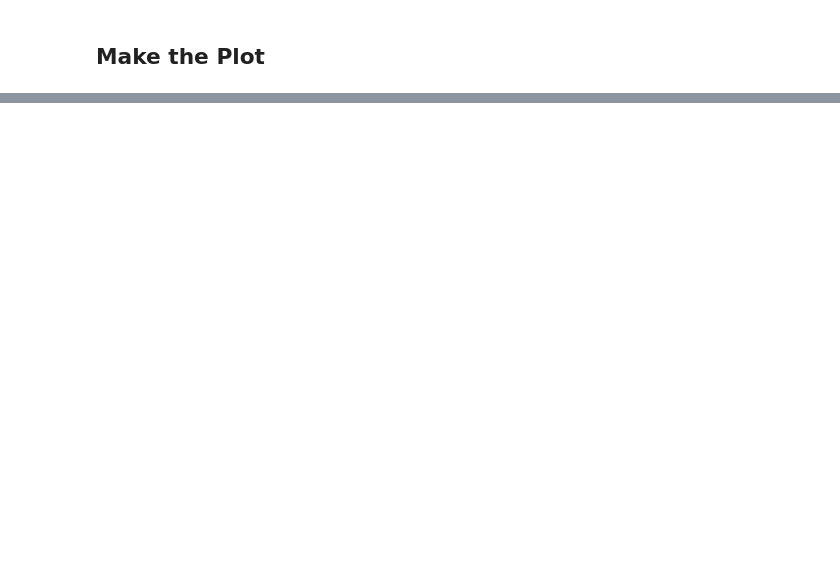
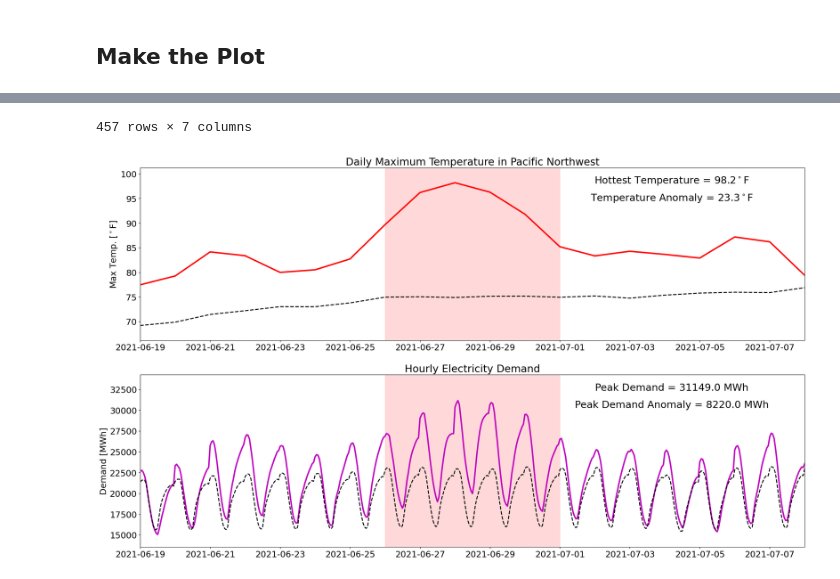
Before and after one commit to cdburley/gdo_climate_toolsuite_visualizations, a Jupyter notebook: notebooks/plot_event_time_series.ipynb, the cells around one changed output, grey strips where cells are left out. Saved outputs shown, nothing was run; the diff lists cells and outputs as text; code cells hidden in the pictures; blank space fills up the shorter version.

```diff
--- a/notebooks/plot_event_time_series.ipynb
+++ b/notebooks/plot_event_time_series.ipynb
@@ -10,11 +10,12 @@ import matplotlib.pyplot as plt
 # %% [markdown]
 ## Set the Directory Structure
 # %%
-# Identify the top-level directory and the subdirectory where the data will be stored:
+# Identify the data input and output directories:
+hw_cs_data_dir =  '/Users/burl878/Documents/Code/code_repos/gdo_climate_toolsuite_visualizations/data/'
 temp_data_dir =  '/Users/burl878/Documents/Code/code_repos/gdo_climate_toolsuite_visualizations/data/temperature_data/'
 renew_data_dir =  '/Users/burl878/Documents/Code/code_repos/gdo_climate_toolsuite_visualizations/data/wind_solar_data/'
 load_data_dir =  '/Users/burl878/Documents/Code/code_repos/gdo_climate_toolsuite_visualizations/data/load_data/'
-image_output_dir =  '/Users/burl878/Documents/Code/code_repos/gdo_climate_toolsuite_visualizations/plots/Composite_Time_Series/'
+image_output_dir =  '/Users/burl878/Documents/Code/code_repos/gdo_climate_toolsuite_visualizations/plots/Event_Time_Series/'
 # %% [markdown]
 ## Write a Function to Process the Temperature Time Series Data
 # %%
@@ -172,0 +170,5 @@ renew_df
+# %%
+# Extract the heat wave or cold snap library data for a given NERC region:
+hw_cs_df = pd.read_csv((hw_cs_data_dir + 'hw_library_expanded.csv'))
+
+hw_cs_df
@@ -242,13 +286,14 @@ def plot_integrated_time_series(start_day: str,
 # %%
-# Make the plot
-plot_integrated_time_series(start_day = '2021-06-22',
-                            end_day = '2021-07-02',
-                            temp_data_dir = temp_data_dir,
-                            temp_region = 6,
-                            load_data_dir = load_data_dir,
-                            load_region = 'WECC: NWPP',
-                            renew_data_dir = renew_data_dir,
-                            renew_region = 'NWPP',
-                            image_output_dir = image_output_dir,
-                            image_resolution = 150,
-                            save_images = True)
+# Test the function:
+output_df = plot_hw_event_time_series(event = 'HW_NERC11_Event105',
+                                      window = 7, # Days before and after the start of the event to make the plot
+                                      hw_cs_data_dir = hw_cs_data_dir,
+                                      temp_data_dir = temp_data_dir,
+                                      load_data_dir = load_data_dir,
+                                      renew_data_dir = renew_data_dir,
+                                      image_output_dir = image_output_dir,
+                                      image_resolution = 150,
+                                      save_images = False)
+
+output_df
+# %% [output]
@@ -254,0 +312,2 @@ plot_integrated_time_series(start_day = '2021-06-22',
+457 rows × 7 columns
+[figure, added]
```
Also changed, not shown: parts of 10 cells of this notebook, 1 other file.
